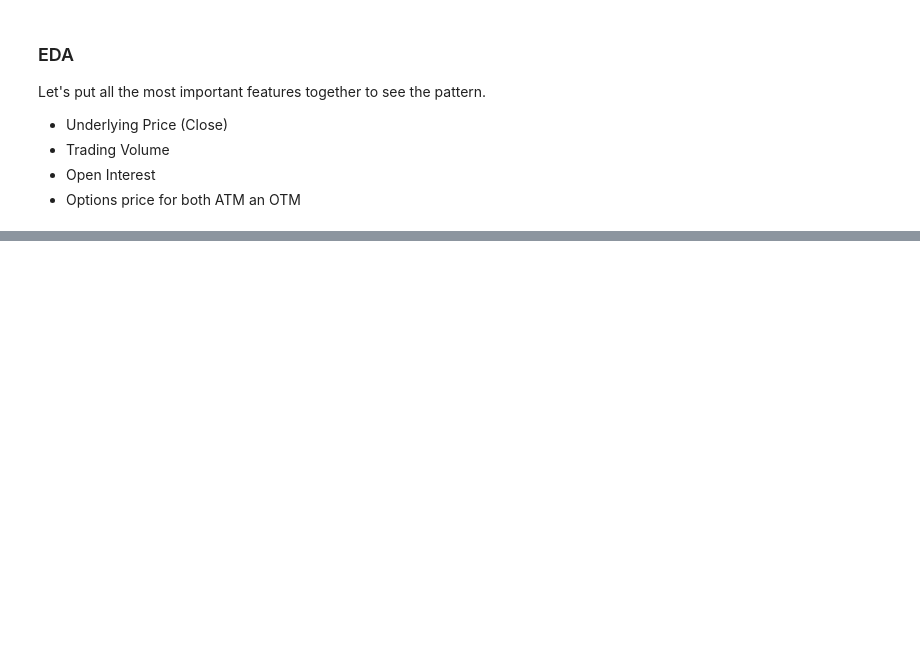
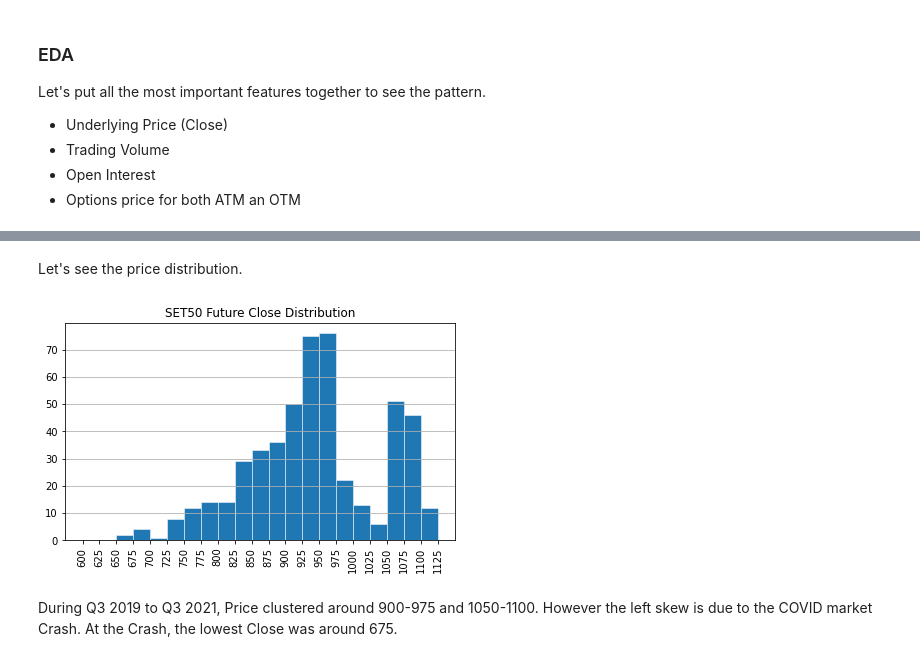
Before and after one commit to soi130/options_analysis, a Jupyter notebook: options_analytics.ipynb, the cells around one changed output, grey strips where cells are left out. Saved outputs shown, nothing was run; the diff lists cells and outputs as text; code cells hidden in the pictures; blank space fills up the shorter version.

```diff
--- a/options_analytics.ipynb
+++ b/options_analytics.ipynb
@@ -368,2 +368,18 @@ plt.show()
+# %% [markdown]
+Let's see the price distribution.
+# %%
+interval = [i*25 for i in range(24,46)]
+
+fig = plt.subplots(figsize=(7,4))
+plt.grid(axis='y')
+plt.title('SET50 Future Close Distribution')
+plt.hist(ready_df['Close'],bins=interval,orientation='vertical',linewidth=0.5,edgecolor='white')
+plt.xticks(interval,rotation=90)
+
+plt.show()
+# %% [output]
+[figure, added]
+# %% [markdown]
+During Q3 2019 to Q3 2021, Price clustered around 900-975 and 1050-1100. However the left skew is due to the COVID market Crash. At the Crash, the lowest Close was around 675.
 # %% [markdown]
 ### What do we see form EDA
```
Also changed, not shown: parts of 14 cells of this notebook.
